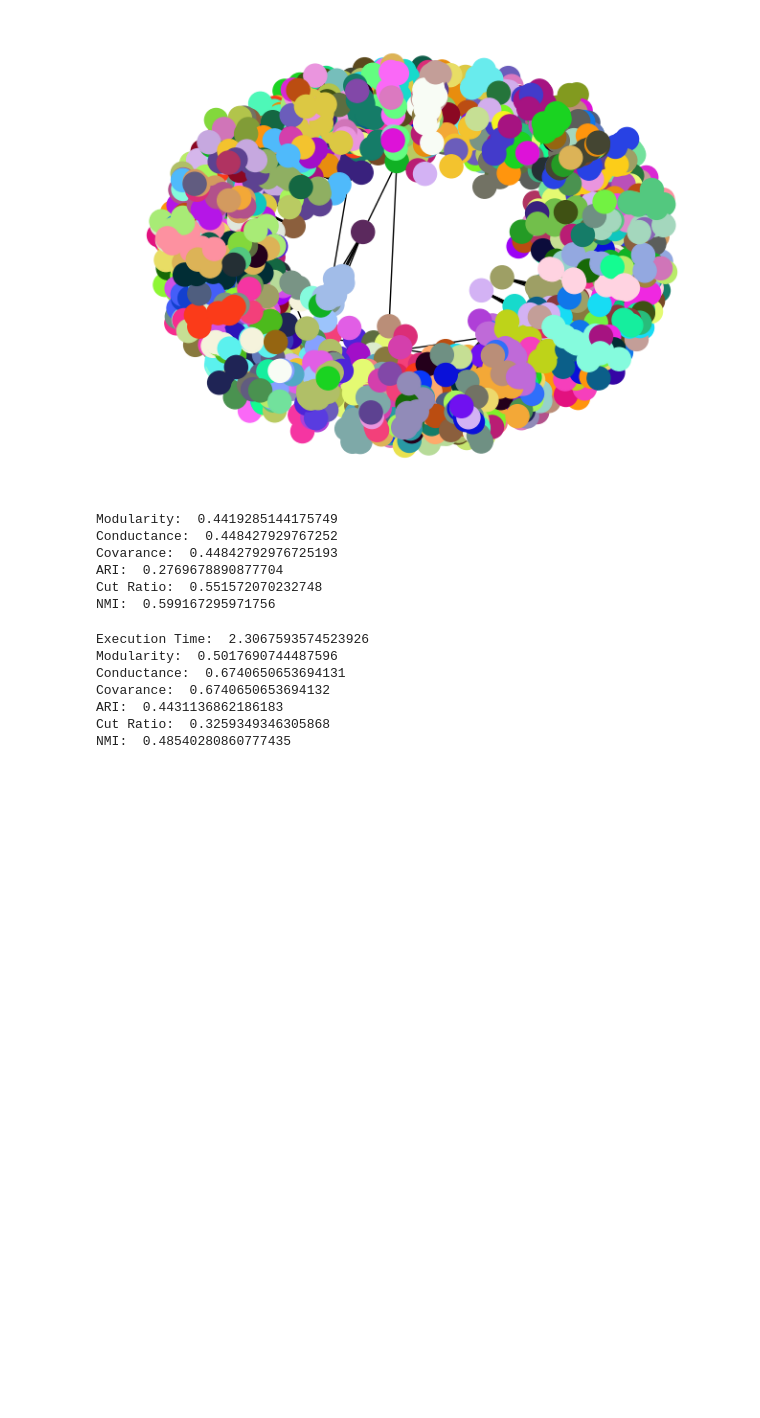
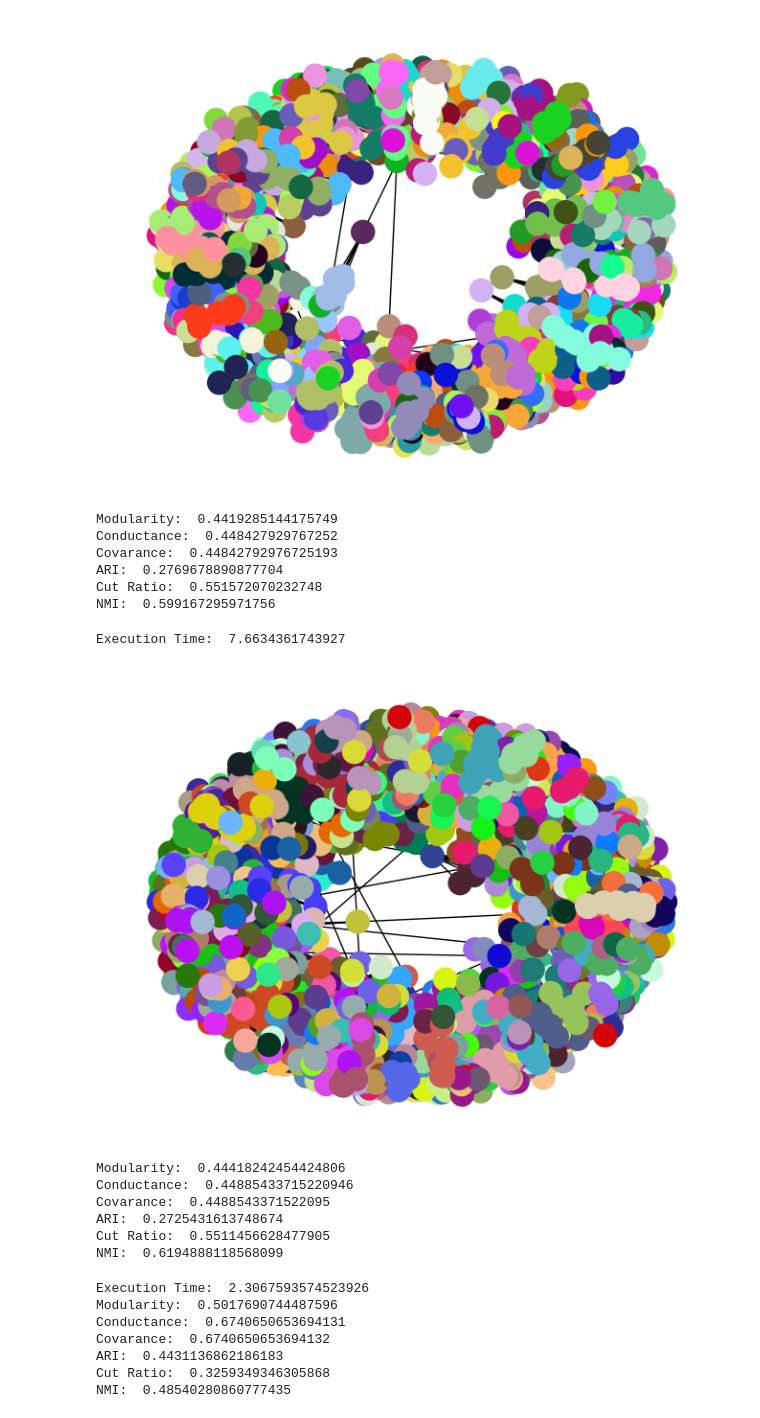
Before and after one commit to inrittik/CIDLPA, a Jupyter notebook: src/project_notebook.ipynb, the cells around one changed output. Cells and saved outputs as stored; diff of their text form; code cells hidden in the pictures; blank space fills up the shorter version.

```diff
--- a/src/project_notebook.ipynb
+++ b/src/project_notebook.ipynb
@@ -112,6 +131,25 @@ Covarance:  0.44842792976725193
 ARI:  0.2769678890877704
 Cut Ratio:  0.551572070232748
 NMI:  0.599167295971756
+# %%
+import codeRunner
+
+mod,cond,cov,ari,cut_ratio,nmi = codeRunner.run_cidlpa('3500Nodes')
+print("Modularity: ", mod)
+print("Conductance: ", cond)
+print("Covarance: ", cov)
+print("ARI: ", ari)
+print("Cut Ratio: ", cut_ratio)
+print("NMI: ", nmi)
+# %% [output]
+Execution Time:  7.6634361743927
+[figure, added]
+Modularity:  0.44418242454424806
+Conductance:  0.44885433715220946
+Covarance:  0.4488543371522095
+ARI:  0.2725431613748674
+Cut Ratio:  0.5511456628477905
+NMI:  0.6194888118568099
 # %%
 import codeRunner
 
```
Also changed, not shown: parts of 1 cell of this notebook, 6 other files.
